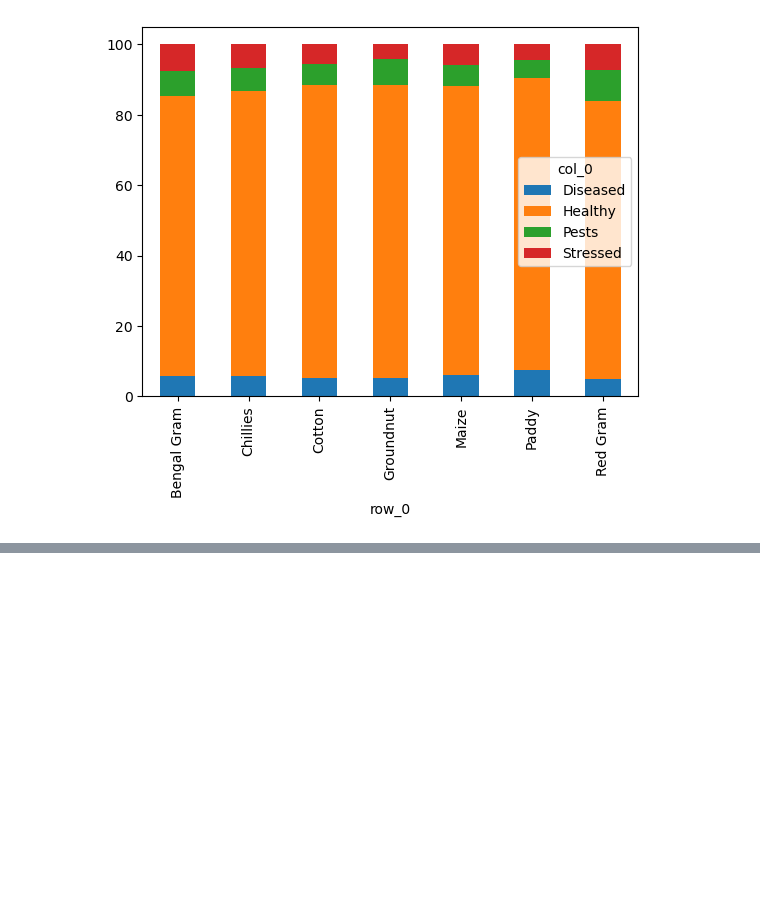
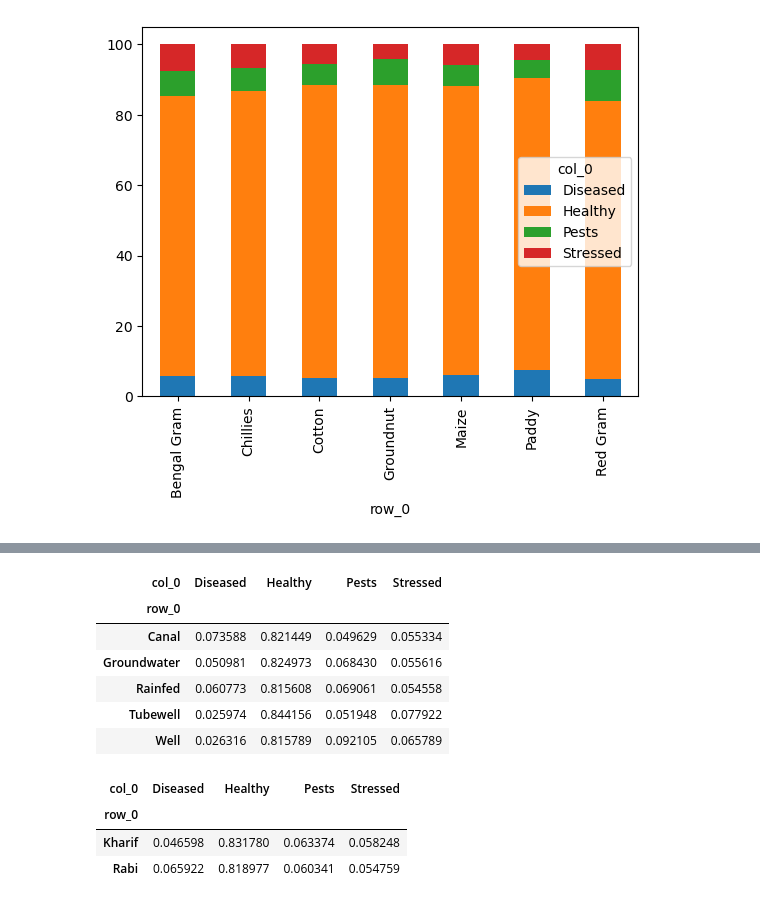
Before and after one commit to juandazapatac/telangana_classification_challenge, a Jupyter notebook: notebooks/exploratory_analysis.ipynb, the cells around one changed output, grey strips where cells are left out. Saved outputs shown, nothing was run; the diff lists cells and outputs as text; code cells hidden in the pictures; blank space fills up the shorter version.

```diff
--- a/notebooks/exploratory_analysis.ipynb
+++ b/notebooks/exploratory_analysis.ipynb
@@ -375,0 +437,19 @@ En la vida real si debería tener una implicación? pobre generalización?
+# %%
+# Category vs IrriSource
+pd.crosstab(df.IrriSource.values,df.category.values,normalize='index')
+# %% [output]
+| col_0 | Diseased | Healthy | Pests | Stressed |
+| row_0 |  |  |  |  |
+| Canal | 0.073588 | 0.821449 | 0.049629 | 0.055334 |
+| Groundwater | 0.050981 | 0.824973 | 0.068430 | 0.055616 |
+| Rainfed | 0.060773 | 0.815608 | 0.069061 | 0.054558 |
+| Tubewell | 0.025974 | 0.844156 | 0.051948 | 0.077922 |
+| Well | 0.026316 | 0.815789 | 0.092105 | 0.065789 |
+# %%
+# Category vs Season
+pd.crosstab(df.Season.values,df.category.values,normalize='index')
+# %% [output]
+| col_0 | Diseased | Healthy | Pests | Stressed |
+| row_0 |  |  |  |  |
+| Kharif | 0.046598 | 0.831780 | 0.063374 | 0.058248 |
+| Rabi | 0.065922 | 0.818977 | 0.060341 | 0.054759 |
```
Also changed, not shown: parts of 15 cells of this notebook, 3 other files.
